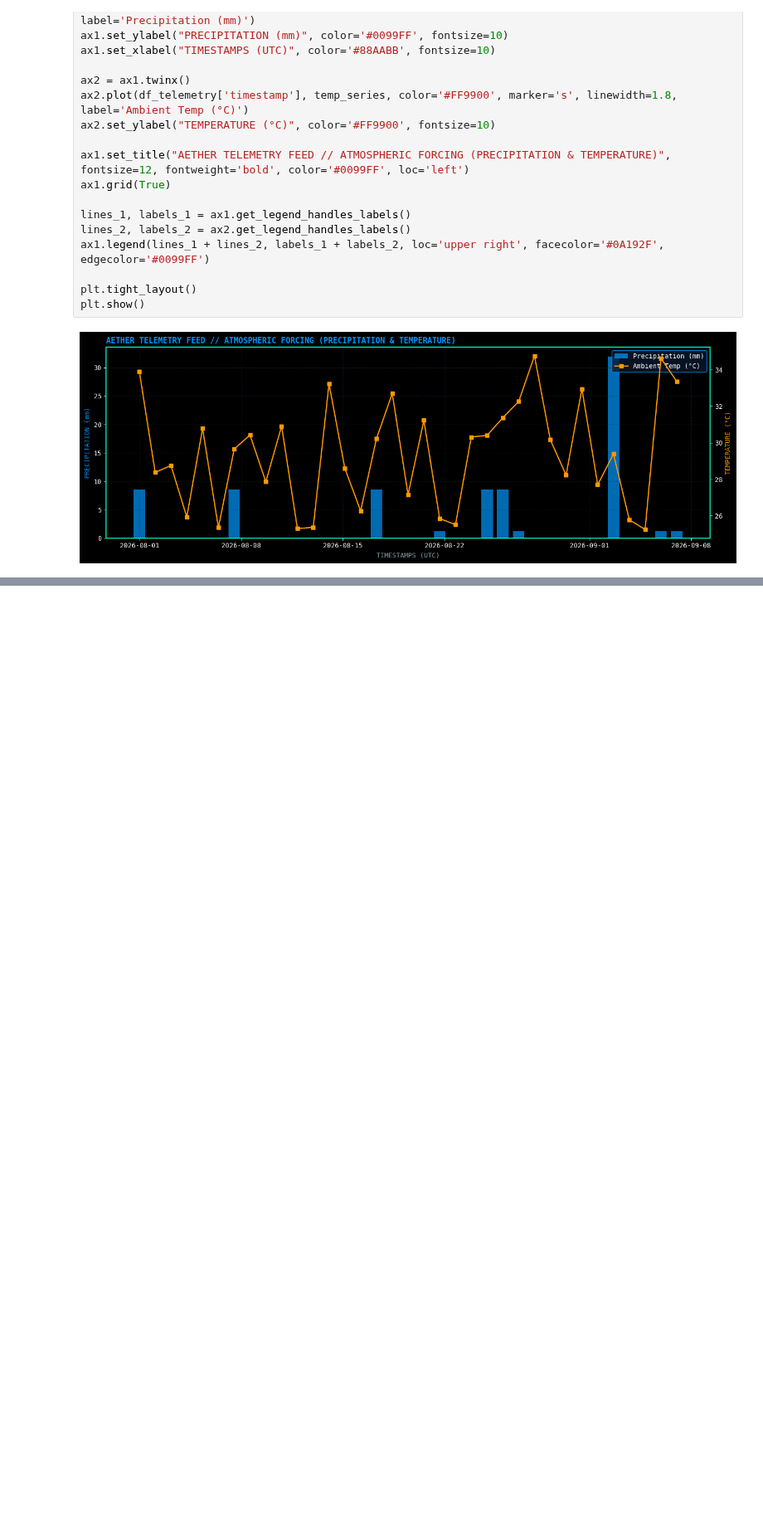
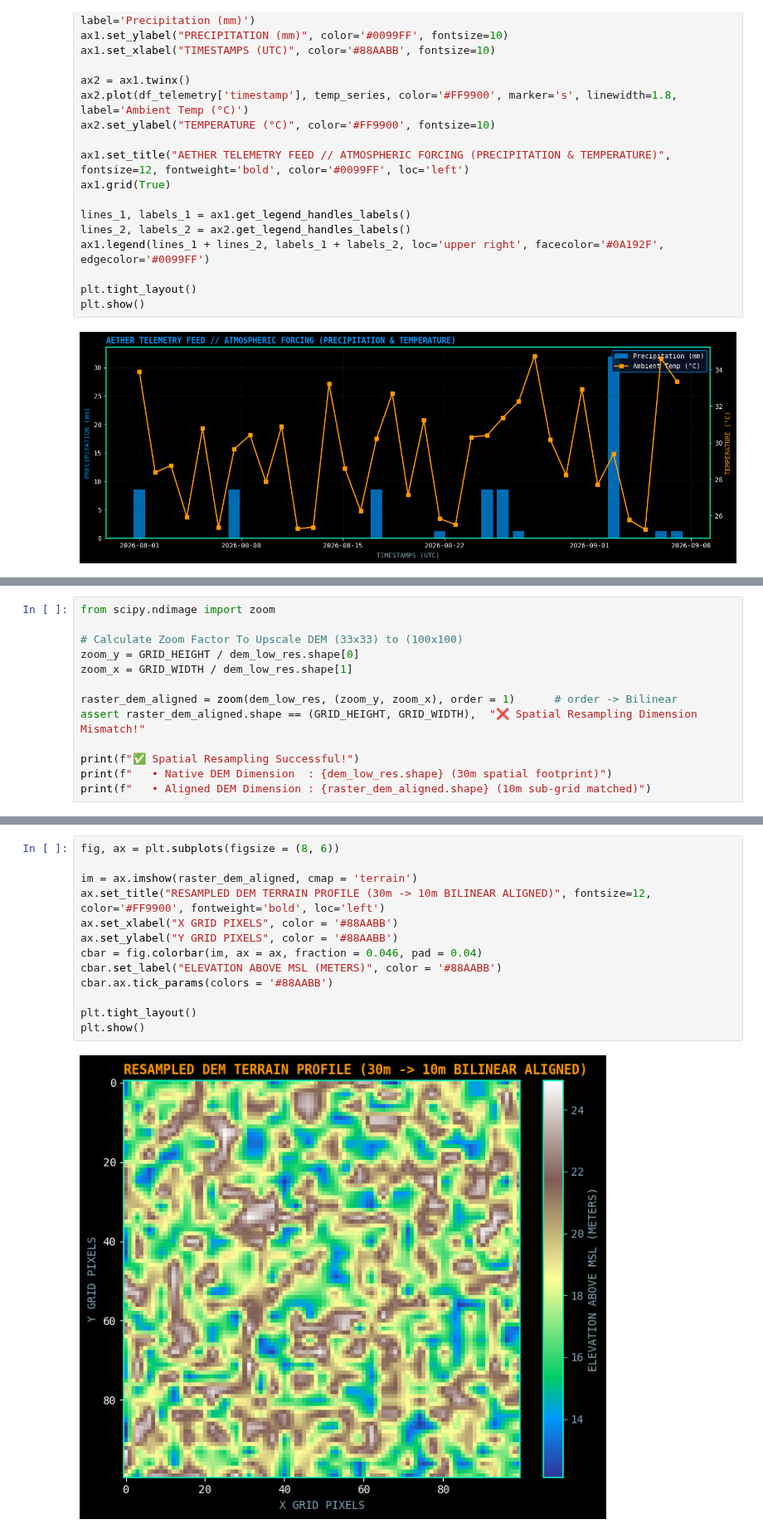
Before and after one commit to GOURGOPAL618/THE_MRIDANSH, a Jupyter notebook: 1_notebooks_sandbox/01-data-ingestion.ipynb, the cells around one changed output, grey strips where cells are left out. Shown at 83% size. Drawn from its saved outputs; the diff is of its cells as text; blank space fills up the shorter version.

```diff
--- a/1_notebooks_sandbox/01-data-ingestion.ipynb
+++ b/1_notebooks_sandbox/01-data-ingestion.ipynb
@@ -371,0 +412,13 @@ plt.show()
+# %%
+from scipy.ndimage import zoom
+
+# Calculate Zoom Factor To Upscale DEM (33x33) to (100x100)
+zoom_y = GRID_HEIGHT / dem_low_res.shape[0]
+zoom_x = GRID_WIDTH / dem_low_res.shape[1]
+
+raster_dem_aligned = zoom(dem_low_res, (zoom_y, zoom_x), order = 1)      # order -> Bilinear
+assert raster_dem_aligned.shape == (GRID_HEIGHT, GRID_WIDTH),  "❌ Spatial Resampling Dimension Mismatch!"
+
+print(f"✅ Spatial Resampling Successful!")
+print(f"   • Native DEM Dimension  : {dem_low_res.shape} (30m spatial footprint)")
+print(f"   • Aligned DEM Dimension : {raster_dem_aligned.shape} (10m sub-grid matched)")
@@ -371,0 +459,15 @@ plt.show()
+# %%
+fig, ax = plt.subplots(figsize = (8, 6))
+
+im = ax.imshow(raster_dem_aligned, cmap = 'terrain')
+ax.set_title("RESAMPLED DEM TERRAIN PROFILE (30m -> 10m BILINEAR ALIGNED)", fontsize=12, color='#FF9900', fontweight='bold', loc='left')
+ax.set_xlabel("X GRID PIXELS", color = '#88AABB')
+ax.set_ylabel("Y GRID PIXELS", color = '#88AABB')
+cbar = fig.colorbar(im, ax = ax, fraction = 0.046, pad = 0.04)
+cbar.set_label("ELEVATION ABOVE MSL (METERS)", color = '#88AABB')
+cbar.ax.tick_params(colors = '#88AABB')
+
+plt.tight_layout()
+plt.show()
+# %% [output]
+[figure, added]
```
Also changed, not shown: parts of 12 cells of this notebook.
